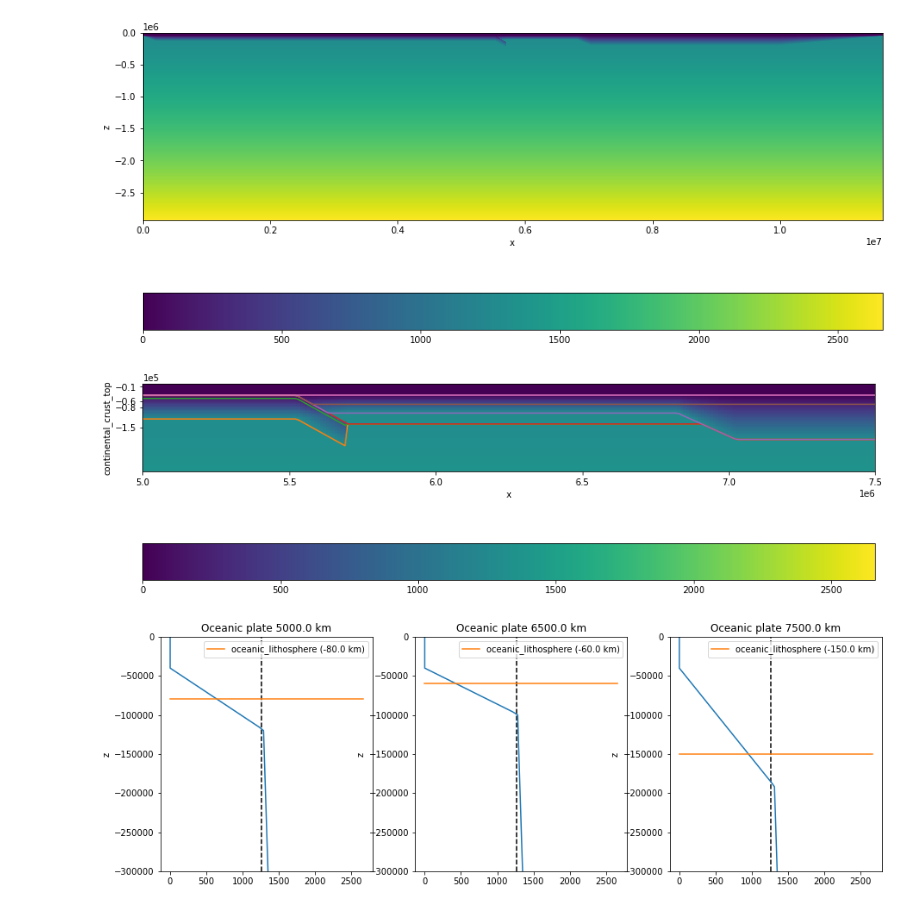
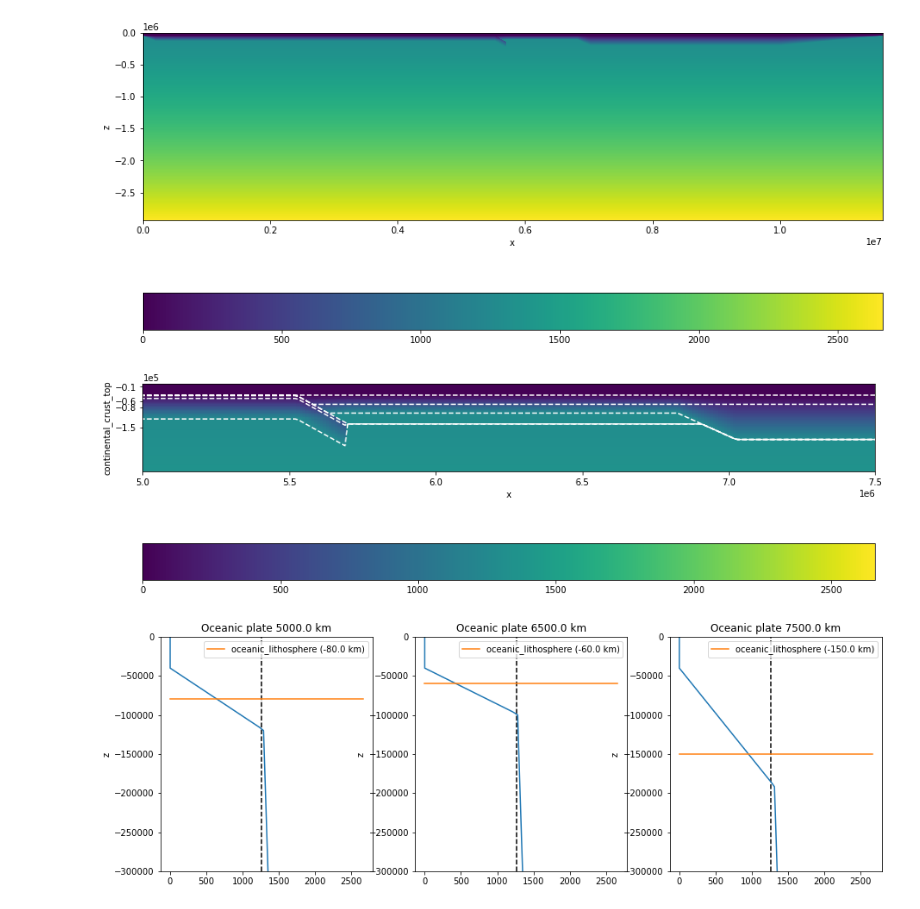
Before and after one commit to jamisonassuncao/mandyoc-scripts, a Jupyter notebook: mandyoc-make-initial.ipynb, the cells around one changed output. Cells and saved outputs as stored; diff of their text form; code cells hidden in the pictures.

```diff
--- a/mandyoc-make-initial.ipynb
+++ b/mandyoc-make-initial.ipynb
@@ -490,4 +483,5 @@ In the asthenosphere, the temperature is the adiabatic temperature.
 # %%
+# Physical parameters
 temp_LAB = 1300.0  # °
 temp_air = 0.0 # °
 heat_capacity = 1250  # Cp m2/Ks2
@@ -496,11 +490,11 @@ g = 9.8  # gravity m/s2
 temp_0 = 1262.0  # °
 particles_per_element = 30
 kappa = 1.0e-6
+
+# Functions to calculate the temperature field
+constant = 0.0
+linear = temp_LAB * (h_air - temperature.z) / abs(lid - h_air)
+adiabatic = temp_0 * np.exp(alpha * g * (h_air - temperature.z) / heat_capacity)
-# %%
-# Functions to calculate temperature
-constant = 0.0
-linear = temp_LAB * (h_air - temperature.z) / abs(lid - h_air)
-adiabatic = temp_0 / np.exp(- g * alpha * (h_air - temperature.z) / heat_capacity)
 # %%
 # Transposee the temperature to fix the dimension
 temperature = temperature.transpose("x", "z")
@@ -565,7 +559,7 @@ condition = (
 )
 
 # Temperature in the subducted slab
-temp_aux = (temperature.data + 1300 * (top - temperature.z) / abs(oceanic_lab_depth)) / 2
+temp_aux = (temperature.data + temp_LAB * (top - temperature.z) / abs(oceanic_lab_depth)) / 2
 
 # Add this in the temperature dataset
 temperature.data[condition] = temp_aux.data[condition]
@@ -606,27 +600,27 @@ plt.show()
 # %%
 fig, ax = plt.subplots(figsize=(15, 10))
 # Change the orientation of the color bar
 cbar_kwargs = {"orientation": "horizontal"}
 kwargs = {"cbar_kwargs": cbar_kwargs}
 
 temperature.plot(y="z", **kwargs)
 ax.ticklabel_format(axis="both", style="sci", scilimits=(0, 0))
 ax.set_aspect("equal")
 
 ax.set_yticks(
     (oceanic_crust_depth, oceanic_lab_depth, arc_depth, continental_lab_depth))
 
 for name, interface in interfaces.items():
-    interface.plot.line(ax=ax, label=name)
+    interface.plot.line(ax=ax, label=name, linestyle='dashed', color='white')
 
 plt.xlim((5000e3, 7500e3))
 plt.ylim((-300e3, zmax))
 
 #plt.plot(top.x, top.data)
 #plt.plot(bottom.x, bottom.data)
 plt.show()
 # %% [output]
-[figure, old version]
+[figure, new version]
 # %%
 plt.figure(figsize=(15,5))
 
```
Also changed, not shown: parts of 13 cells of this notebook, 2 other files.
